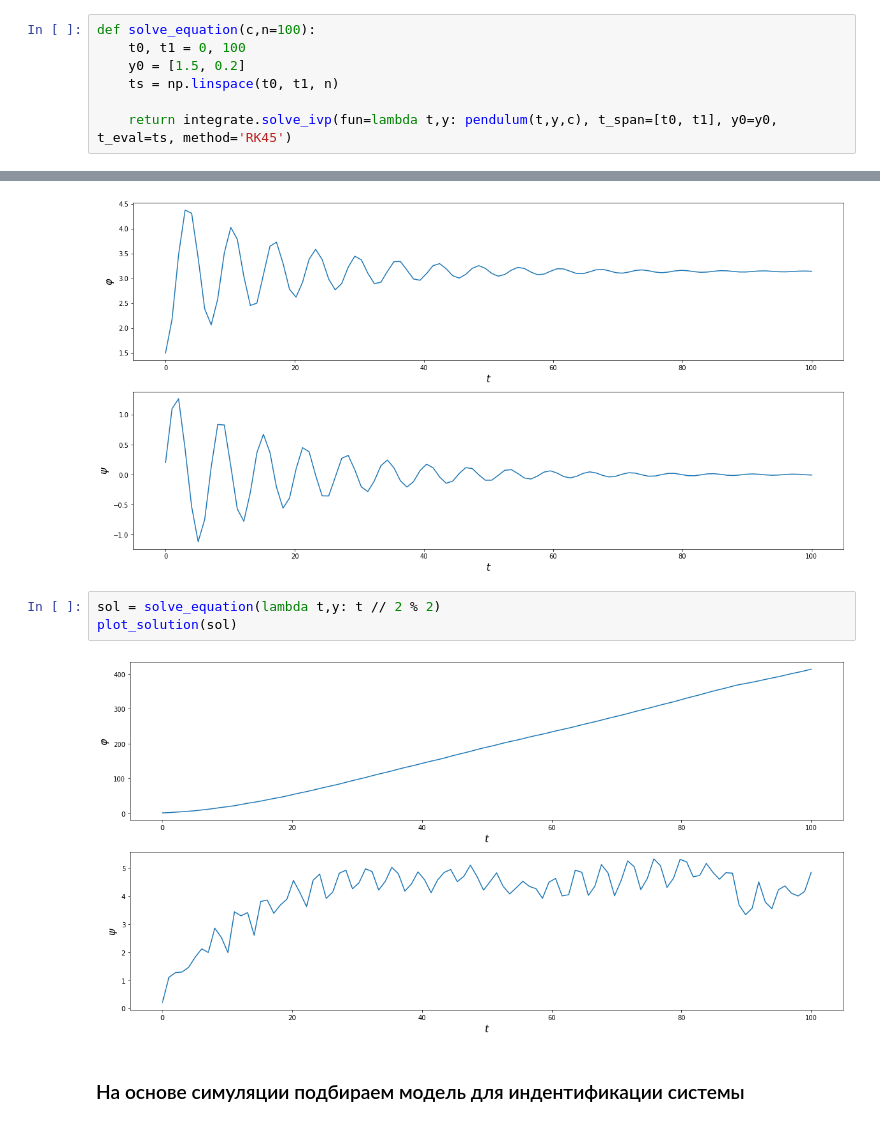
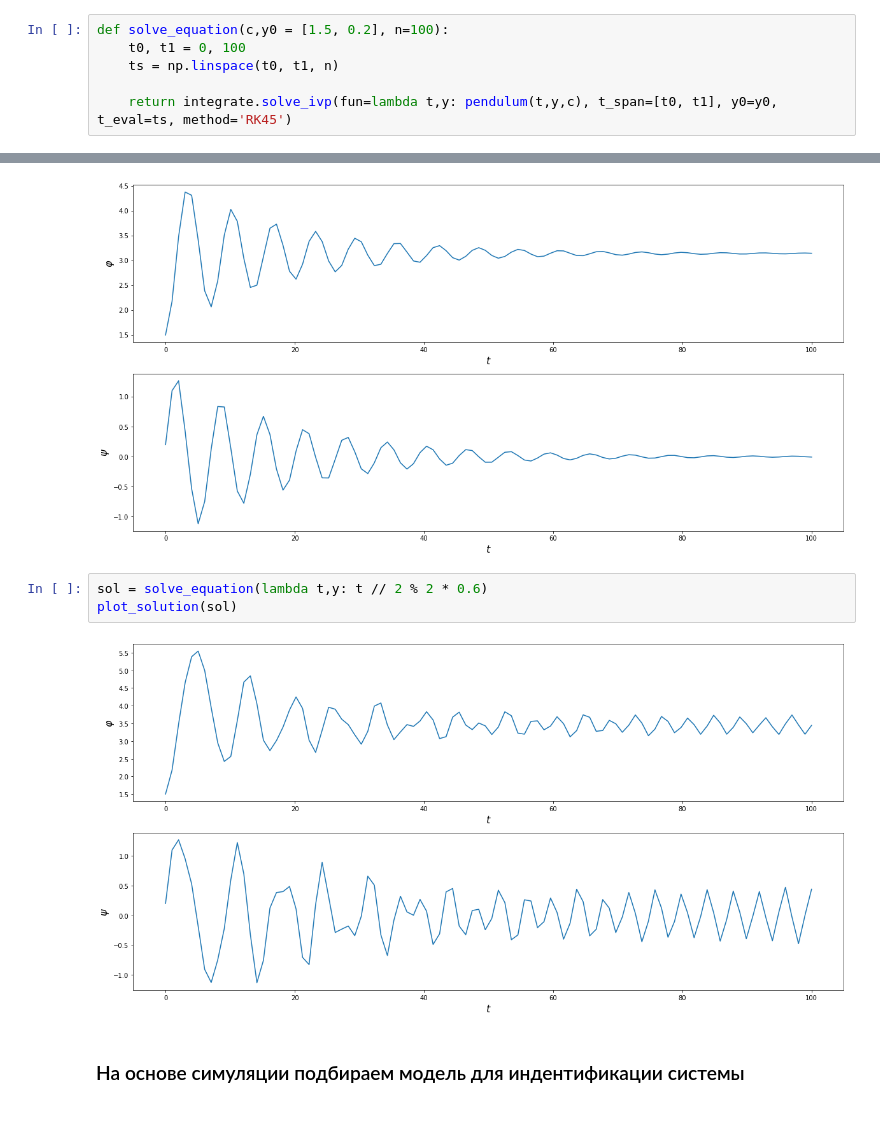
Before and after one commit to stepanshulpin/adaptive_critic, a Jupyter notebook: pendulum.ipynb, the cells around one changed output, grey strips where cells are left out. Cells and saved outputs as stored; diff of their text form.

```diff
--- a/pendulum.ipynb
+++ b/pendulum.ipynb
@@ -41,9 +41,8 @@ def pendulum(t, y, c):
 def control(t, y):
     return -y[0]
 # %%
-def solve_equation(c,n=100):
+def solve_equation(c,y0 = [1.5, 0.2], n=100):
     t0, t1 = 0, 100
-    y0 = [1.5, 0.2]
     ts = np.linspace(t0, t1, n)
 
     return integrate.solve_ivp(fun=lambda t,y: pendulum(t,y,c), t_span=[t0, t1], y0=y0, t_eval=ts, method='RK45')
@@ -70,10 +69,10 @@ plot_solution(sol)
 # %% [output]
 [figure]
 # %%
-sol = solve_equation(lambda t,y: t // 2 % 2)
+sol = solve_equation(lambda t,y: t // 2 % 2 * 0.6)
 plot_solution(sol)
 # %% [output]
-[figure, old version]
+[figure, new version]
 # %% [markdown]
 ### На основе симуляции подбираем модель для индентификации системы
 # %%
```
Also changed, not shown: parts of 9 cells of this notebook.
